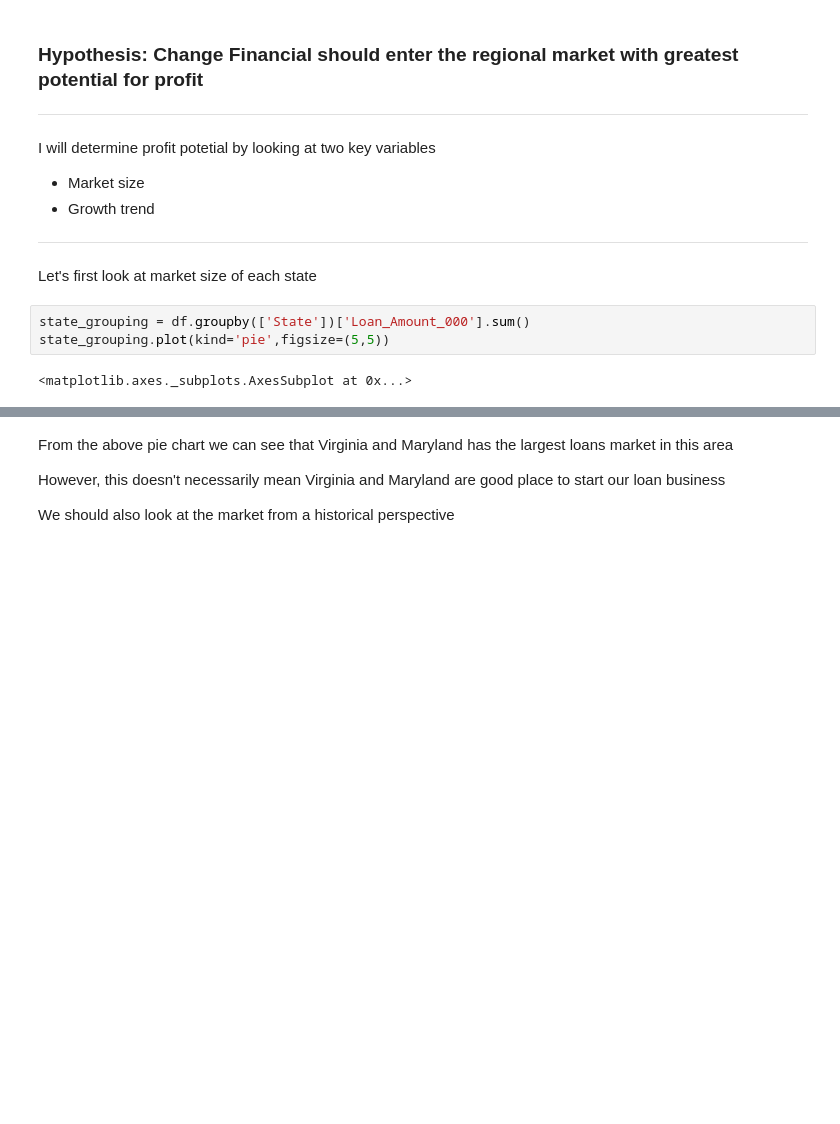
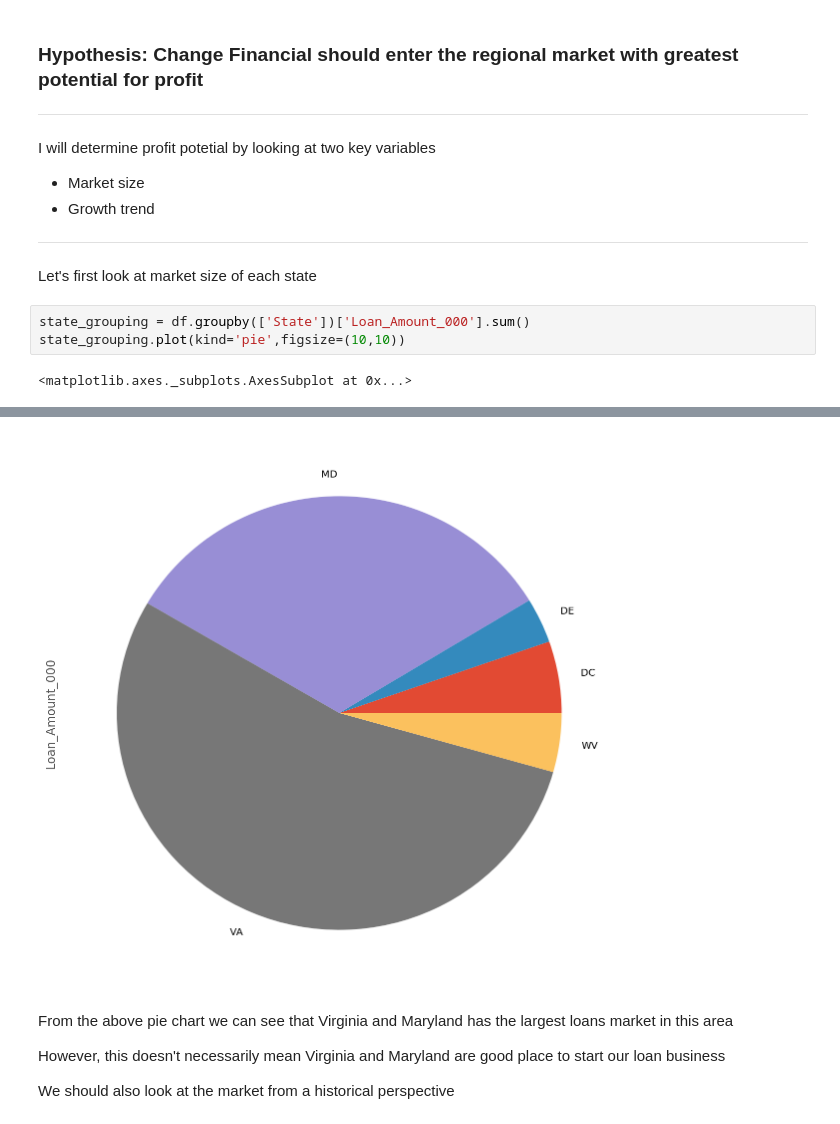
Before and after one commit to joedevgee/HomeLoanMarket, a Jupyter notebook: Visualization.ipynb, the cells around one changed output, grey strips where cells are left out. Cells and saved outputs as stored; diff of their text form; blank space fills up the shorter version.

```diff
--- a/Visualization.ipynb
+++ b/Visualization.ipynb
@@ -79,6 +79,6 @@ I will determine profit potetial by looking at two key variables
 Let's first look at market size of each state
 # %%
 state_grouping = df.groupby(['State'])['Loan_Amount_000'].sum()
-state_grouping.plot(kind='pie',figsize=(5,5))
+state_grouping.plot(kind='pie',figsize=(10,10))
 # %% [output]
 <matplotlib.axes._subplots.AxesSubplot at 0x...>
@@ -86,3 +85,4 @@ state_grouping.plot(kind='pie',figsize=(5,5))
+[figure, added]
 # %% [markdown]
 From the above pie chart we can see that Virginia and Maryland has the largest loans market in this area
 
```
Also changed, not shown: parts of 2 cells of this notebook, 2 other files.
